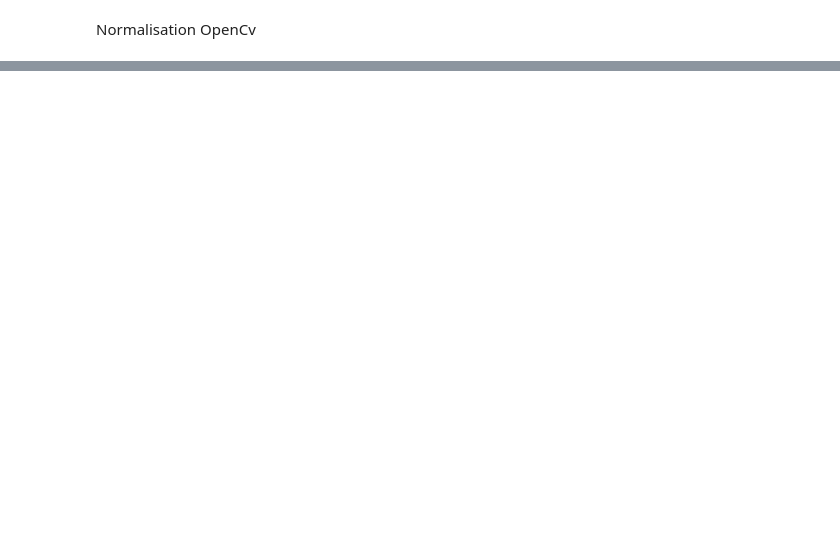
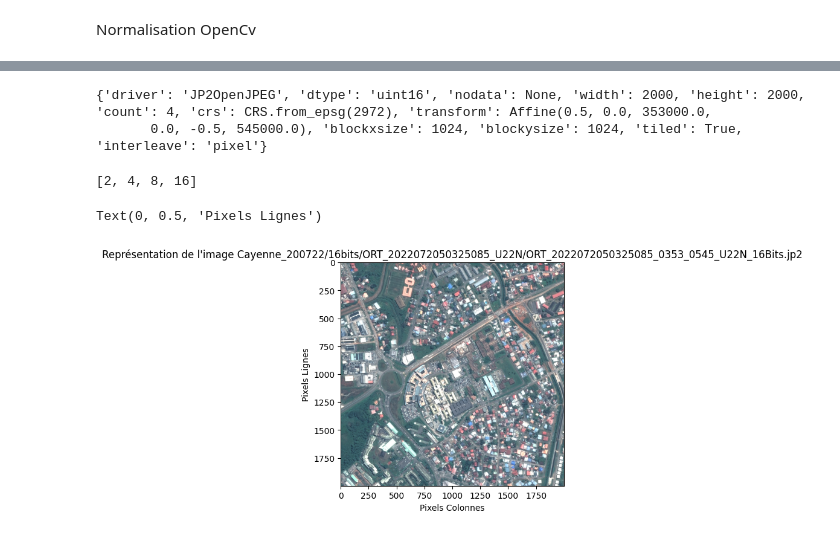
Before and after one commit to clement2323/donnees_satellites, a Jupyter notebook: exploration_donnees_pleiades.ipynb, the cells around one changed output, grey strips where cells are left out. Saved outputs shown, nothing was run; the diff lists cells and outputs as text; code cells hidden in the pictures; blank space fills up the shorter version.

```diff
--- a/exploration_donnees_pleiades.ipynb
+++ b/exploration_donnees_pleiades.ipynb
@@ -59,0 +143,43 @@ A suivre..
+# %%
+im_dir = "Cayenne_200722/16bits/ORT_2022072050325085_U22N/"
+liste  = os.listdir(im_dir)
+list_path_image = [im_dir+l for l in liste]
+
+len(liste)
+liste
+# %%
+
+## caractéristique d'une image
+filepath = list_path_image[200]
+with rasterio.open(filepath) as src:
+    print(src.profile)
+# %% [output]
+{'driver': 'JP2OpenJPEG', 'dtype': 'uint16', 'nodata': None, 'width': 2000, 'height': 2000, 'count': 4, 'crs': CRS.from_epsg(2972), 'transform': Affine(0.5, 0.0, 353000.0,
+       0.0, -0.5, 545000.0), 'blockxsize': 1024, 'blockysize': 1024, 'tiled': True, 'interleave': 'pixel'}
+# %%
+# The grid of raster values can be accessed as a numpy array and plotted:
+with rasterio.open(filepath) as src:
+   oviews = src.overviews(1) # list of overviews from biggest to smallest
+   print(oviews)
+   oview = 1 # let's look at the smallest thumbnail
+
+   # NOTE this is using a 'decimated read' (http://rasterio.readthedocs.io/en/latest/topics/resampling.html)
+   B1 = src.read(1, out_shape=(1, int(src.height // oview), int(src.width // oview)))
+   B2 = src.read(2, out_shape=(1, int(src.height // oview), int(src.width // oview)))
+   B3 = src.read(3, out_shape=(1, int(src.height // oview), int(src.width // oview)))
+
+   B1a = rp.adjust_band(np.clip(B1,0,np.quantile(B1,0.95))) # normalisation min-max simple nécessite un clip d'abord étant donné les valeurs extremes
+   B2a = rp.adjust_band(np.clip(B2,0,np.quantile(B2,0.95)))
+   B3a = rp.adjust_band(np.clip(B3,0,np.quantile(B3,0.95)))
+
+   rgb = np.dstack((B1a,B2a,B3a))
+
+# Visualize RGB
+plt.imshow(rgb)
+plt.title("Représentation de l'image {}".format(filepath))
+plt.xlabel('Pixels Colonnes')
+plt.ylabel('Pixels Lignes')
+# %% [output]
+[2, 4, 8, 16]
+Text(0, 0.5, 'Pixels Lignes')
+[figure, added]
```
Also changed, not shown: parts of 19 cells of this notebook.
